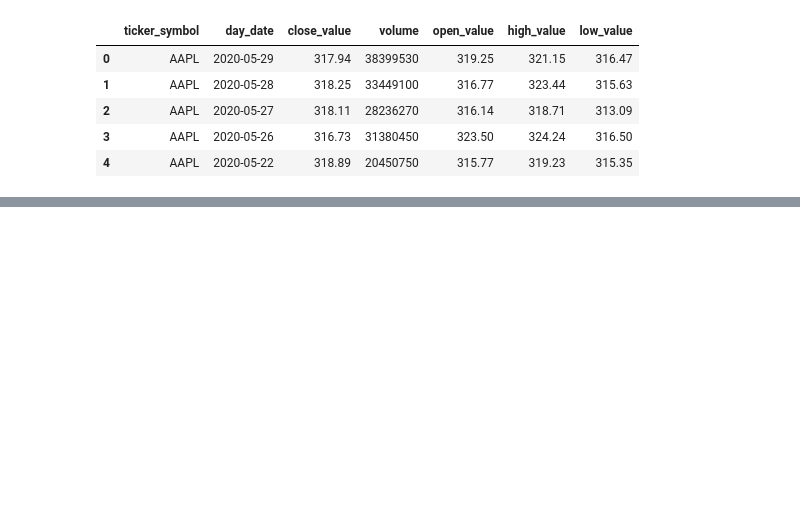
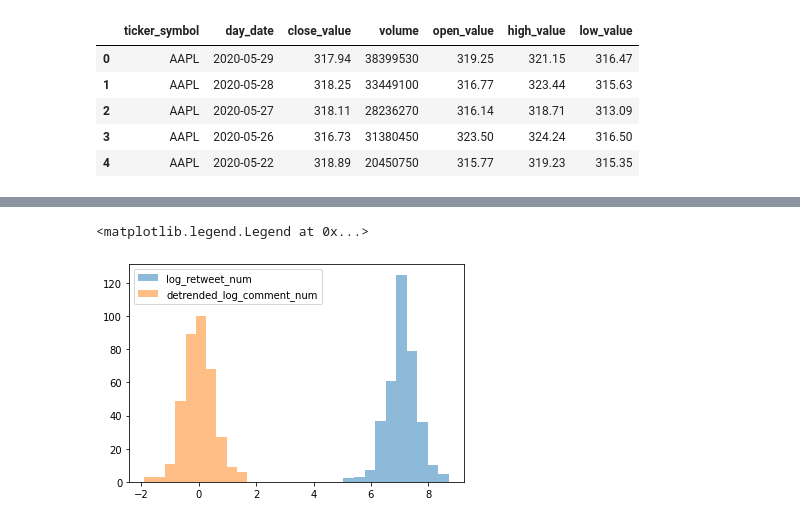
Before and after one commit to dssaenzml/ml703_timeSeriesCausalDiscovery, a Jupyter notebook: Exploration/ML703_Project.ipynb, the cells around one changed output, grey strips where cells are left out. Cells and saved outputs as stored; diff of their text form; code cells hidden in the pictures; blank space fills up the shorter version.

```diff
--- a/Exploration/ML703_Project.ipynb
+++ b/Exploration/ML703_Project.ipynb
@@ -204,0 +142,7 @@ Successfully installed GPUtil-1.4.0 cdt-0.5.23 networkx-2.6.3 skrebate-0.62
+# %%
+plt.hist(tweetTeslaMetrics2019.log_retweet_num, alpha=0.5, label="log_retweet_num")
+plt.hist(tweetTeslaMetrics2019.detrended_log_comment_num, alpha=0.5, label="detrended_log_comment_num")
+plt.legend()
+# %% [output]
+<matplotlib.legend.Legend at 0x...>
+[figure, added]
```
Also changed, not shown: parts of 45 cells of this notebook, 2 other files.
